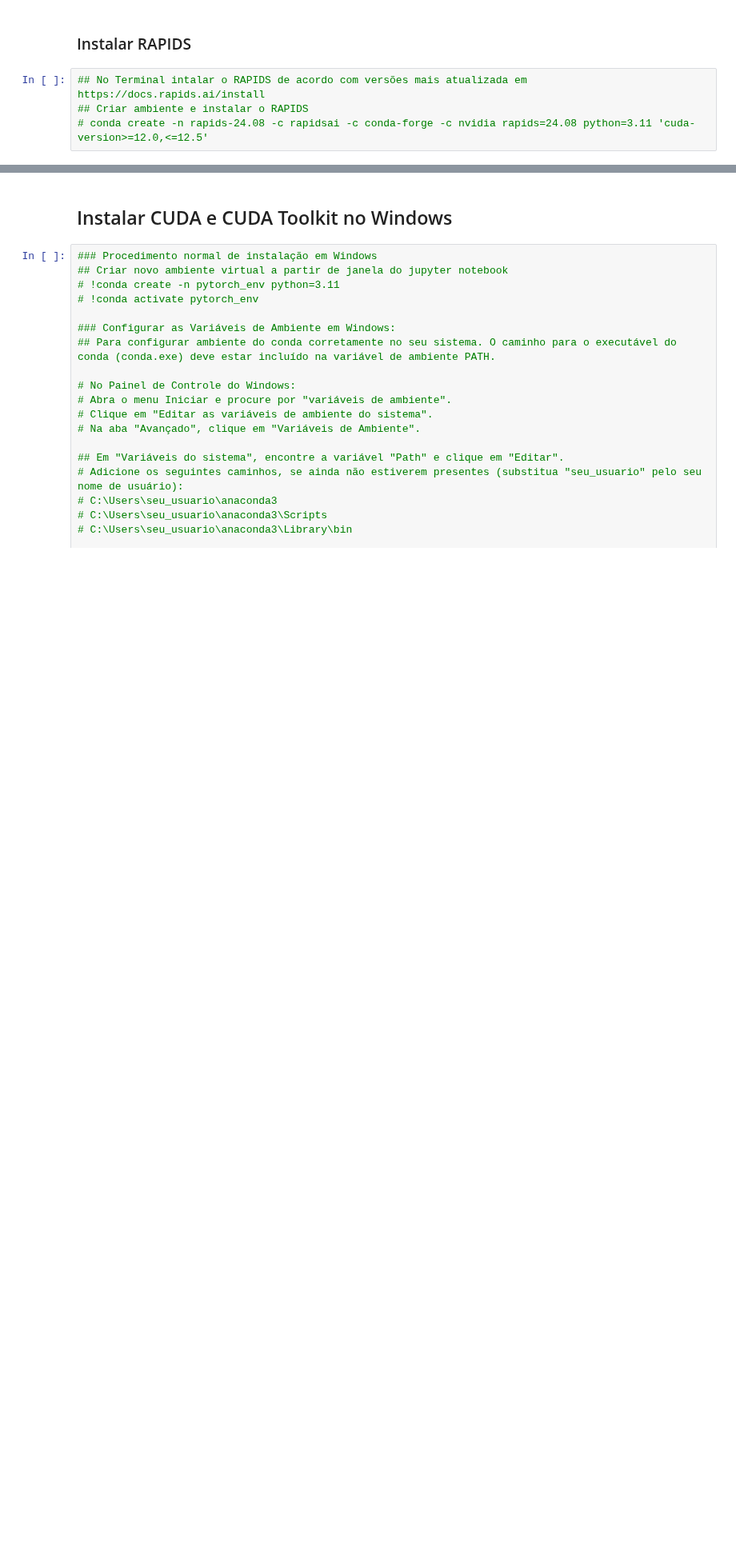
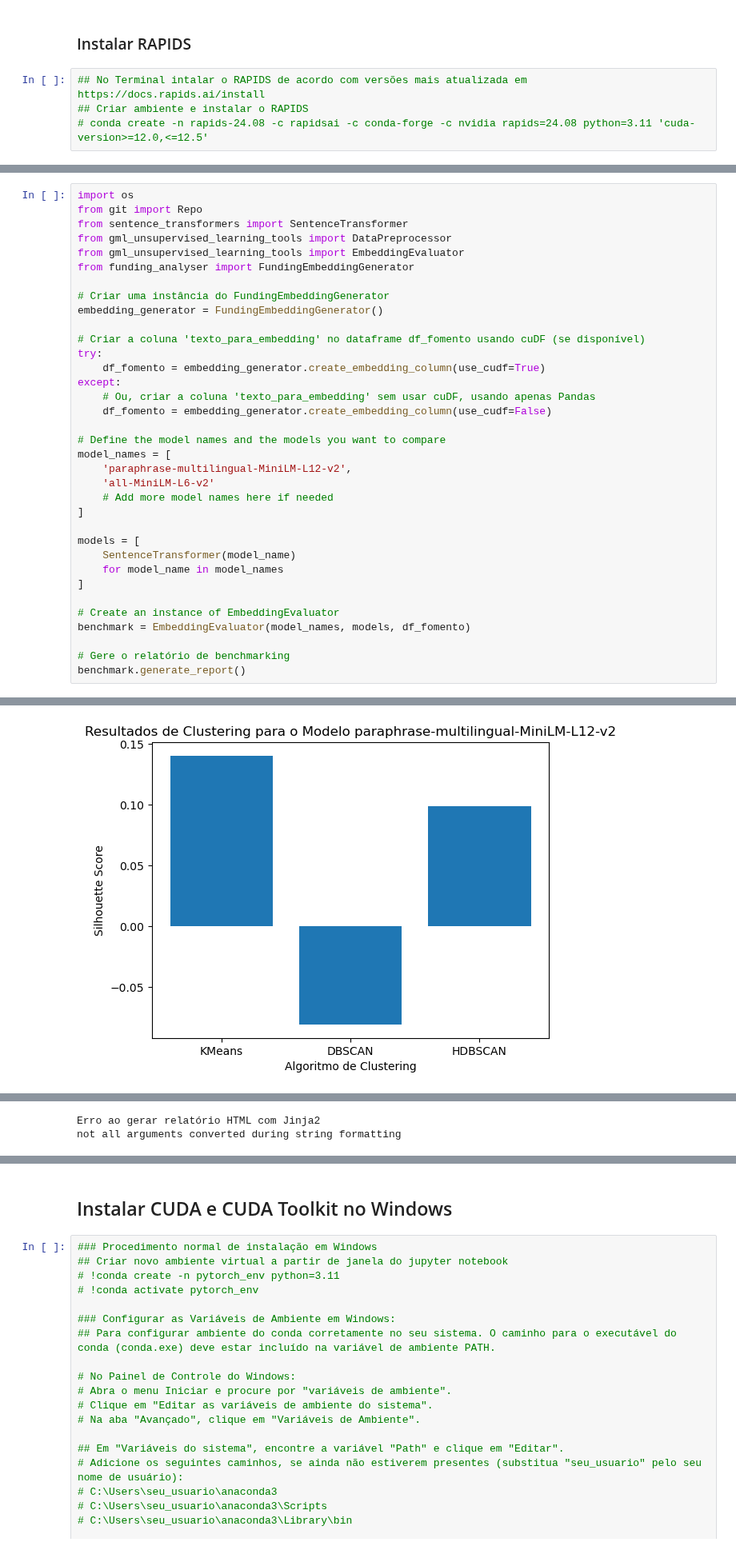
Before and after one commit to makaires77/ppgcs, a Jupyter notebook: source/domain/01_GrafoConhecimento_PDI.ipynb, the cells around one changed output, grey strips where cells are left out. Shown at 80% size. Cells and saved outputs as stored; diff of their text form; blank space fills up the shorter version.

Commit message:
Classes de benchmarking de embeedings

```diff
--- a/source/domain/01_GrafoConhecimento_PDI.ipynb
+++ b/source/domain/01_GrafoConhecimento_PDI.ipynb
@@ -900,0 +997,36 @@ Tempo de execução sem cuGraph: 1265.55 segundos
+# %%
+import os
+from git import Repo
+from sentence_transformers import SentenceTransformer
+from gml_unsupervised_learning_tools import DataPreprocessor
+from gml_unsupervised_learning_tools import EmbeddingEvaluator
+from funding_analyser import FundingEmbeddingGenerator
+
+# Criar uma instância do FundingEmbeddingGenerator
+embedding_generator = FundingEmbeddingGenerator()
+
+# Criar a coluna 'texto_para_embedding' no dataframe df_fomento usando cuDF (se disponível)
+try:
+    df_fomento = embedding_generator.create_embedding_column(use_cudf=True)
+except:
+    # Ou, criar a coluna 'texto_para_embedding' sem usar cuDF, usando apenas Pandas
+    df_fomento = embedding_generator.create_embedding_column(use_cudf=False)
+
+# Define the model names and the models you want to compare
+model_names = [
+    'paraphrase-multilingual-MiniLM-L12-v2',
+    'all-MiniLM-L6-v2'
+    # Add more model names here if needed
+]
+
+models = [
+    SentenceTransformer(model_name)
+    for model_name in model_names
+]
+
+# Create an instance of EmbeddingEvaluator
+benchmark = EmbeddingEvaluator(model_names, models, df_fomento)
+
+# Gere o relatório de benchmarking
+benchmark.generate_report()
+# %% [output]
@@ -900,0 +1057 @@ Tempo de execução sem cuGraph: 1265.55 segundos
+[figure, added]
@@ -900,0 +1059,2 @@ Tempo de execução sem cuGraph: 1265.55 segundos
+Erro ao gerar relatório HTML com Jinja2
+not all arguments converted during string formatting
```
Also changed, not shown: parts of 121 cells of this notebook, 7 other files.
